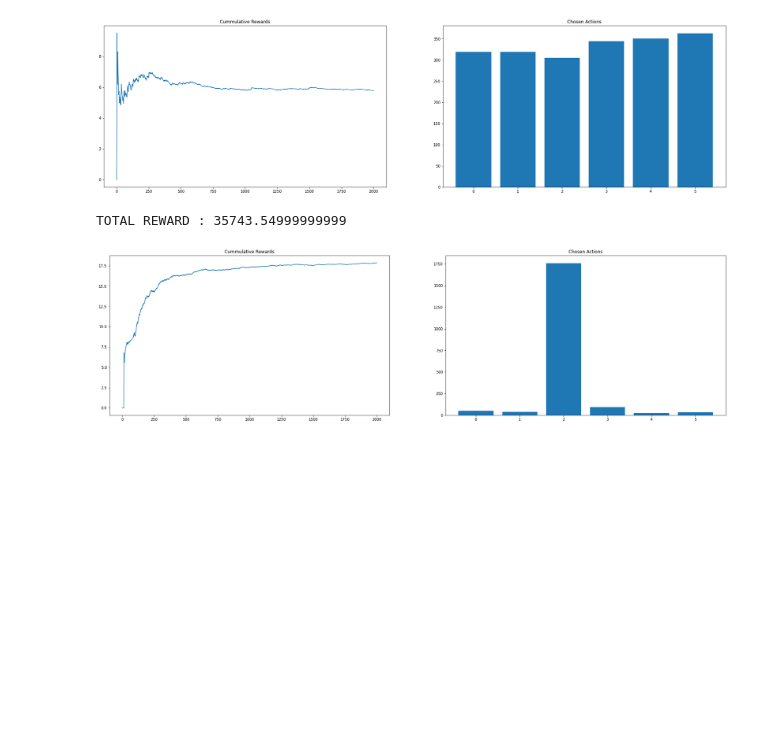
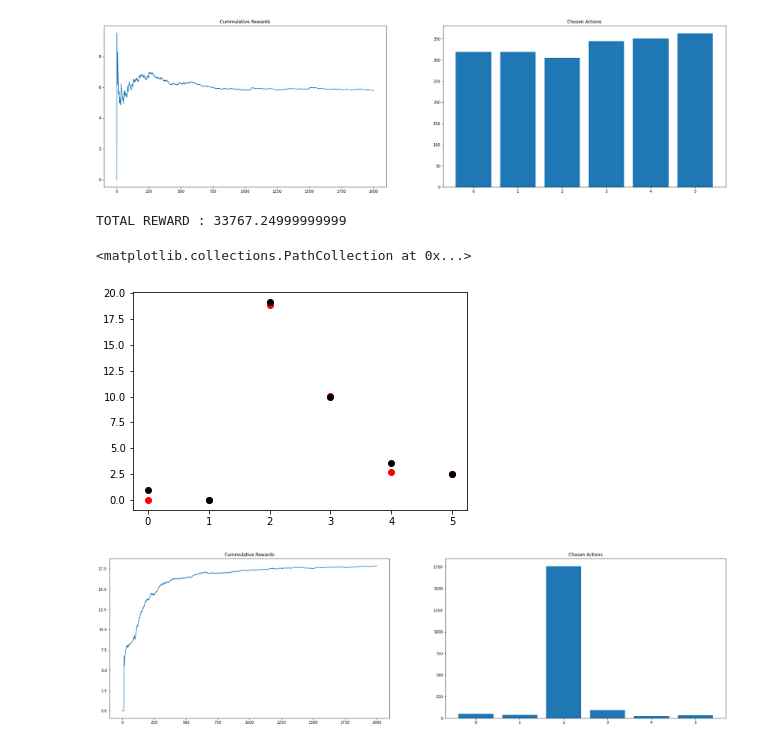
Before and after one commit to mauricioyc/Probabilistic-Machine-Learning, a Jupyter notebook: Multi_Armed_Bandit/multi_armed_bandit_algorithm.ipynb, the cells around one changed output. Drawn from its saved outputs; the diff is of its cells as text; code cells hidden in the pictures; blank space fills up the shorter version.

```diff
--- a/Multi_Armed_Bandit/multi_armed_bandit_algorithm.ipynb
+++ b/Multi_Armed_Bandit/multi_armed_bandit_algorithm.ipynb
@@ -112,13 +112,19 @@ class EpsilonGreedyAgent(object):
       if i % self.decay_interval == 0:
         self.epsilon = self.epsilon * self.decay
 
-    return {"arms": arm_counts, "rewards": rewards, "cum_rewards": cum_rewards}
+    return {"arms": arm_counts, "rewards": rewards, "cum_rewards": cum_rewards}, q_values
 # %%
 egreedy_agent = EpsilonGreedyAgent(environment, max_iterations=2000, epsilon=0.1, decay=1)
-eg_history = egreedy_agent.act()
+eg_history, q_values = egreedy_agent.act()
 print(f"TOTAL REWARD : {sum(eg_history['rewards'])}")
 # %% [output]
-TOTAL REWARD : 35743.54999999999
+TOTAL REWARD : 33767.24999999999
+# %%
+plt.scatter(range(environment.k_arms), q_values, c="red")
+plt.scatter(range(environment.k_arms), np.multiply(environment.reward_probas, environment.rewards), c="black")
+# %% [output]
+<matplotlib.collections.PathCollection at 0x...>
+[figure, added]
 # %%
 plot_history(eg_history)
 # %% [output]
```
Also changed, not shown: parts of 2 cells of this notebook.
